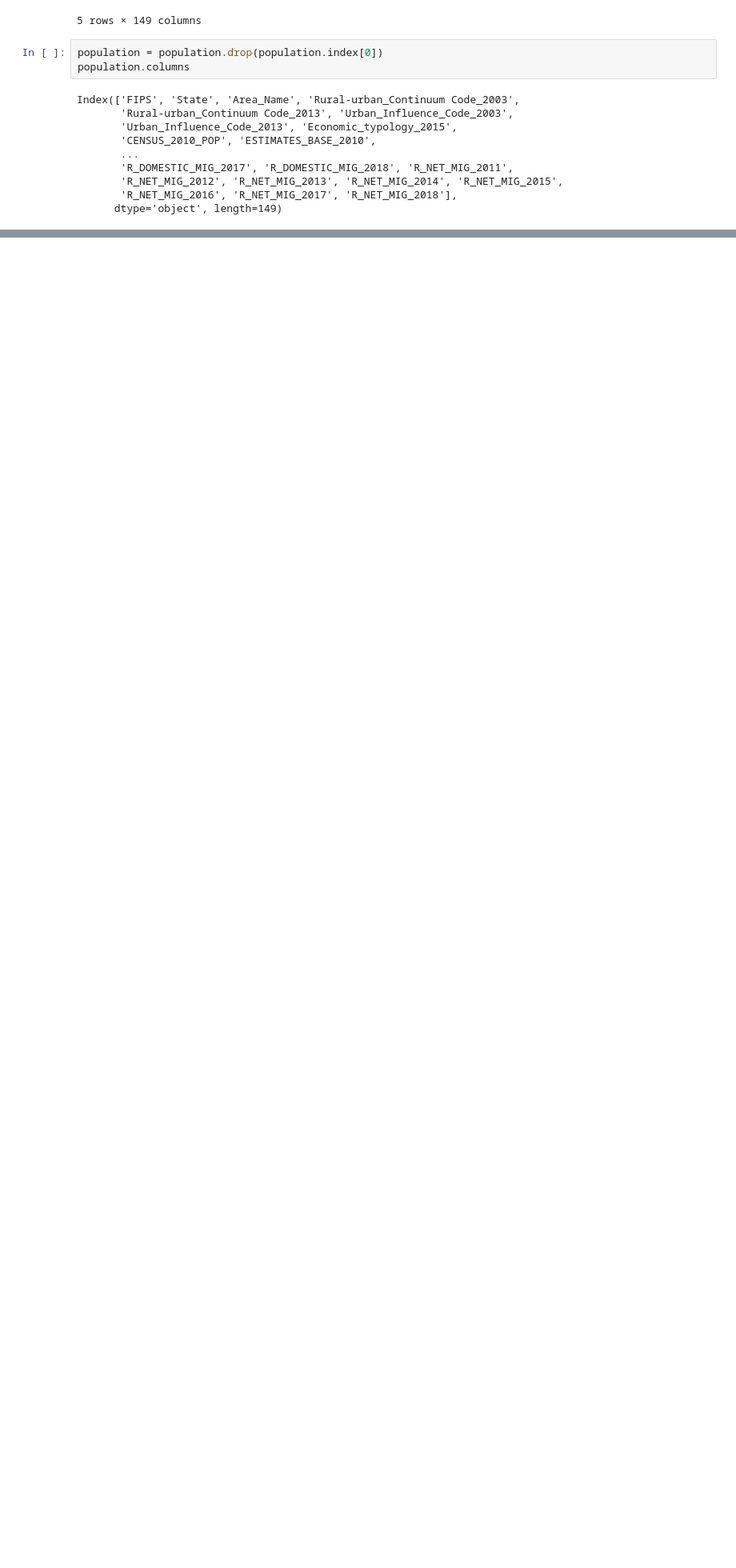
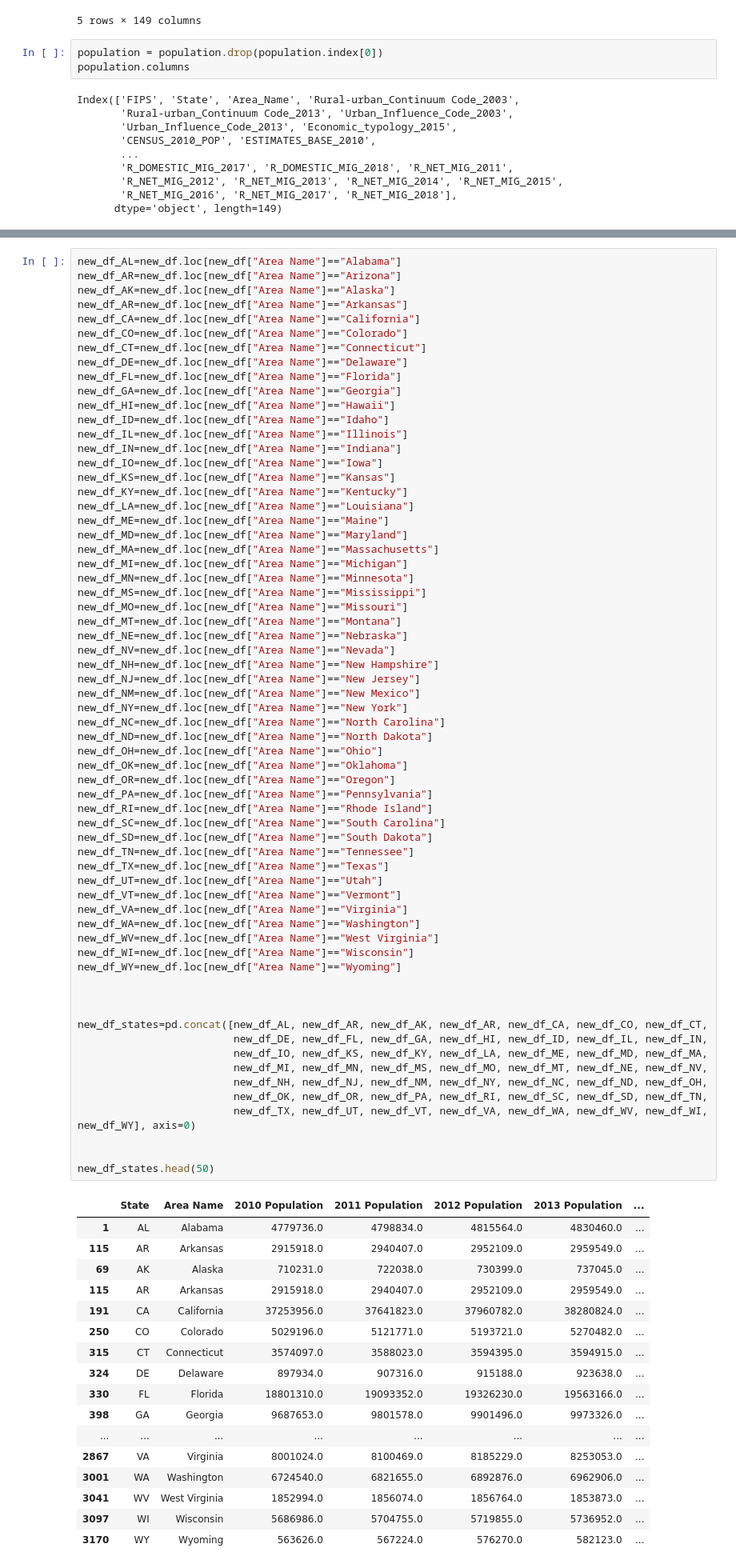
Before and after one commit to shawn-cavalieri/panic_at_the_desktop_project_1, a Jupyter notebook: svitlana_file.ipynb, the cells around one changed output, grey strips where cells are left out. Shown at 80% size. Cells and saved outputs as stored; diff of their text form; blank space fills up the shorter version.

```diff
--- a/svitlana_file.ipynb
+++ b/svitlana_file.ipynb
@@ -117,0 +213,82 @@ new_df.set_index("Area Name")
+# %%
+new_df_AL=new_df.loc[new_df["Area Name"]=="Alabama"]
+new_df_AR=new_df.loc[new_df["Area Name"]=="Arizona"]
+new_df_AK=new_df.loc[new_df["Area Name"]=="Alaska"]
+new_df_AR=new_df.loc[new_df["Area Name"]=="Arkansas"]
+new_df_CA=new_df.loc[new_df["Area Name"]=="California"]
+new_df_CO=new_df.loc[new_df["Area Name"]=="Colorado"]
+new_df_CT=new_df.loc[new_df["Area Name"]=="Connecticut"]
+new_df_DE=new_df.loc[new_df["Area Name"]=="Delaware"]
+new_df_FL=new_df.loc[new_df["Area Name"]=="Florida"]
+new_df_GA=new_df.loc[new_df["Area Name"]=="Georgia"]
+new_df_HI=new_df.loc[new_df["Area Name"]=="Hawaii"]
+new_df_ID=new_df.loc[new_df["Area Name"]=="Idaho"]
+new_df_IL=new_df.loc[new_df["Area Name"]=="Illinois"]
+new_df_IN=new_df.loc[new_df["Area Name"]=="Indiana"]
+new_df_IO=new_df.loc[new_df["Area Name"]=="Iowa"]
+new_df_KS=new_df.loc[new_df["Area Name"]=="Kansas"]
+new_df_KY=new_df.loc[new_df["Area Name"]=="Kentucky"]
+new_df_LA=new_df.loc[new_df["Area Name"]=="Louisiana"]
+new_df_ME=new_df.loc[new_df["Area Name"]=="Maine"]
+new_df_MD=new_df.loc[new_df["Area Name"]=="Maryland"]
+new_df_MA=new_df.loc[new_df["Area Name"]=="Massachusetts"]
+new_df_MI=new_df.loc[new_df["Area Name"]=="Michigan"]
+new_df_MN=new_df.loc[new_df["Area Name"]=="Minnesota"]
+new_df_MS=new_df.loc[new_df["Area Name"]=="Mississippi"]
+new_df_MO=new_df.loc[new_df["Area Name"]=="Missouri"]
+new_df_MT=new_df.loc[new_df["Area Name"]=="Montana"]
+new_df_NE=new_df.loc[new_df["Area Name"]=="Nebraska"]
+new_df_NV=new_df.loc[new_df["Area Name"]=="Nevada"]
+new_df_NH=new_df.loc[new_df["Area Name"]=="New Hampshire"]
+new_df_NJ=new_df.loc[new_df["Area Name"]=="New Jersey"]
+new_df_NM=new_df.loc[new_df["Area Name"]=="New Mexico"]
+new_df_NY=new_df.loc[new_df["Area Name"]=="New York"]
+new_df_NC=new_df.loc[new_df["Area Name"]=="North Carolina"]
+new_df_ND=new_df.loc[new_df["Area Name"]=="North Dakota"]
+new_df_OH=new_df.loc[new_df["Area Name"]=="Ohio"]
+new_df_OK=new_df.loc[new_df["Area Name"]=="Oklahoma"]
+new_df_OR=new_df.loc[new_df["Area Name"]=="Oregon"]
+new_df_PA=new_df.loc[new_df["Area Name"]=="Pennsylvania"]
+new_df_RI=new_df.loc[new_df["Area Name"]=="Rhode Island"]
+new_df_SC=new_df.loc[new_df["Area Name"]=="South Carolina"]
+new_df_SD=new_df.loc[new_df["Area Name"]=="South Dakota"]
+new_df_TN=new_df.loc[new_df["Area Name"]=="Tennessee"]
+new_df_TX=new_df.loc[new_df["Area Name"]=="Texas"]
+new_df_UT=new_df.loc[new_df["Area Name"]=="Utah"]
+new_df_VT=new_df.loc[new_df["Area Name"]=="Vermont"]
+new_df_VA=new_df.loc[new_df["Area Name"]=="Virginia"]
+new_df_WA=new_df.loc[new_df["Area Name"]=="Washington"]
+new_df_WV=new_df.loc[new_df["Area Name"]=="West Virginia"]
+new_df_WI=new_df.loc[new_df["Area Name"]=="Wisconsin"]
+new_df_WY=new_df.loc[new_df["Area Name"]=="Wyoming"]
+
+
+
+new_df_states=pd.concat([new_df_AL, new_df_AR, new_df_AK, new_df_AR, new_df_CA, new_df_CO, new_df_CT,
+                         new_df_DE, new_df_FL, new_df_GA, new_df_HI, new_df_ID, new_df_IL, new_df_IN,
+                         new_df_IO, new_df_KS, new_df_KY, new_df_LA, new_df_ME, new_df_MD, new_df_MA,
+                         new_df_MI, new_df_MN, new_df_MS, new_df_MO, new_df_MT, new_df_NE, new_df_NV,
+                         new_df_NH, new_df_NJ, new_df_NM, new_df_NY, new_df_NC, new_df_ND, new_df_OH,
+                         new_df_OK, new_df_OR, new_df_PA, new_df_RI, new_df_SC, new_df_SD, new_df_TN,
+                         new_df_TX, new_df_UT, new_df_VT, new_df_VA, new_df_WA, new_df_WV, new_df_WI, new_df_WY], axis=0)
+
+
+new_df_states.head(50)
+# %% [output]
+|  | State | Area Name | 2010 Population | 2011 Population | 2012 Population | 2013 Population | ... |
+| 1 | AL | Alabama | 4779736.0 | 4798834.0 | 4815564.0 | 4830460.0 | ... |
+| 115 | AR | Arkansas | 2915918.0 | 2940407.0 | 2952109.0 | 2959549.0 | ... |
+| 69 | AK | Alaska | 710231.0 | 722038.0 | 730399.0 | 737045.0 | ... |
+| 115 | AR | Arkansas | 2915918.0 | 2940407.0 | 2952109.0 | 2959549.0 | ... |
+| 191 | CA | California | 37253956.0 | 37641823.0 | 37960782.0 | 38280824.0 | ... |
+| 250 | CO | Colorado | 5029196.0 | 5121771.0 | 5193721.0 | 5270482.0 | ... |
+| 315 | CT | Connecticut | 3574097.0 | 3588023.0 | 3594395.0 | 3594915.0 | ... |
+| 324 | DE | Delaware | 897934.0 | 907316.0 | 915188.0 | 923638.0 | ... |
+| 330 | FL | Florida | 18801310.0 | 19093352.0 | 19326230.0 | 19563166.0 | ... |
+| 398 | GA | Georgia | 9687653.0 | 9801578.0 | 9901496.0 | 9973326.0 | ... |
+| ... | ... | ... | ... | ... | ... | ... | ... |
+| 2867 | VA | Virginia | 8001024.0 | 8100469.0 | 8185229.0 | 8253053.0 | ... |
+| 3001 | WA | Washington | 6724540.0 | 6821655.0 | 6892876.0 | 6962906.0 | ... |
+| 3041 | WV | West Virginia | 1852994.0 | 1856074.0 | 1856764.0 | 1853873.0 | ... |
+| 3097 | WI | Wisconsin | 5686986.0 | 5704755.0 | 5719855.0 | 5736952.0 | ... |
+| 3170 | WY | Wyoming | 563626.0 | 567224.0 | 576270.0 | 582123.0 | ... |
```
Also changed, not shown: parts of 18 cells of this notebook.
